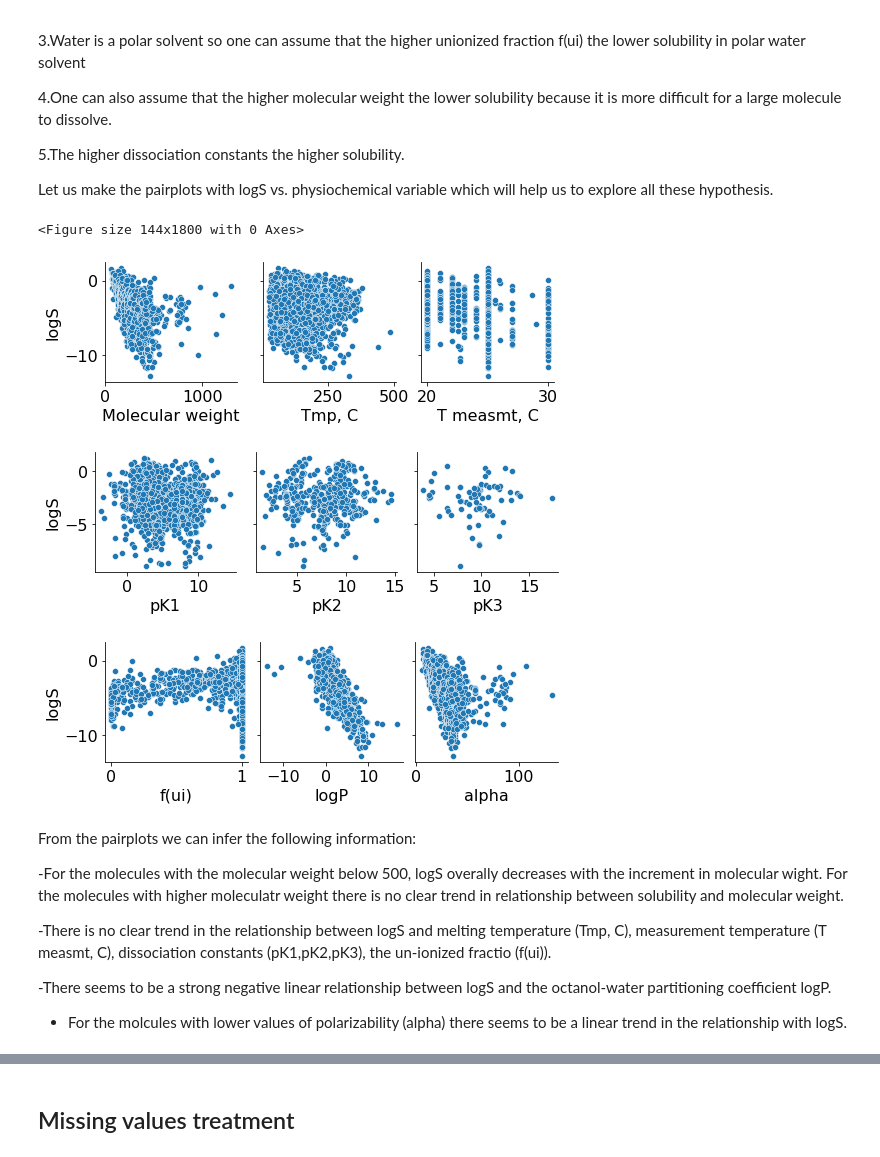
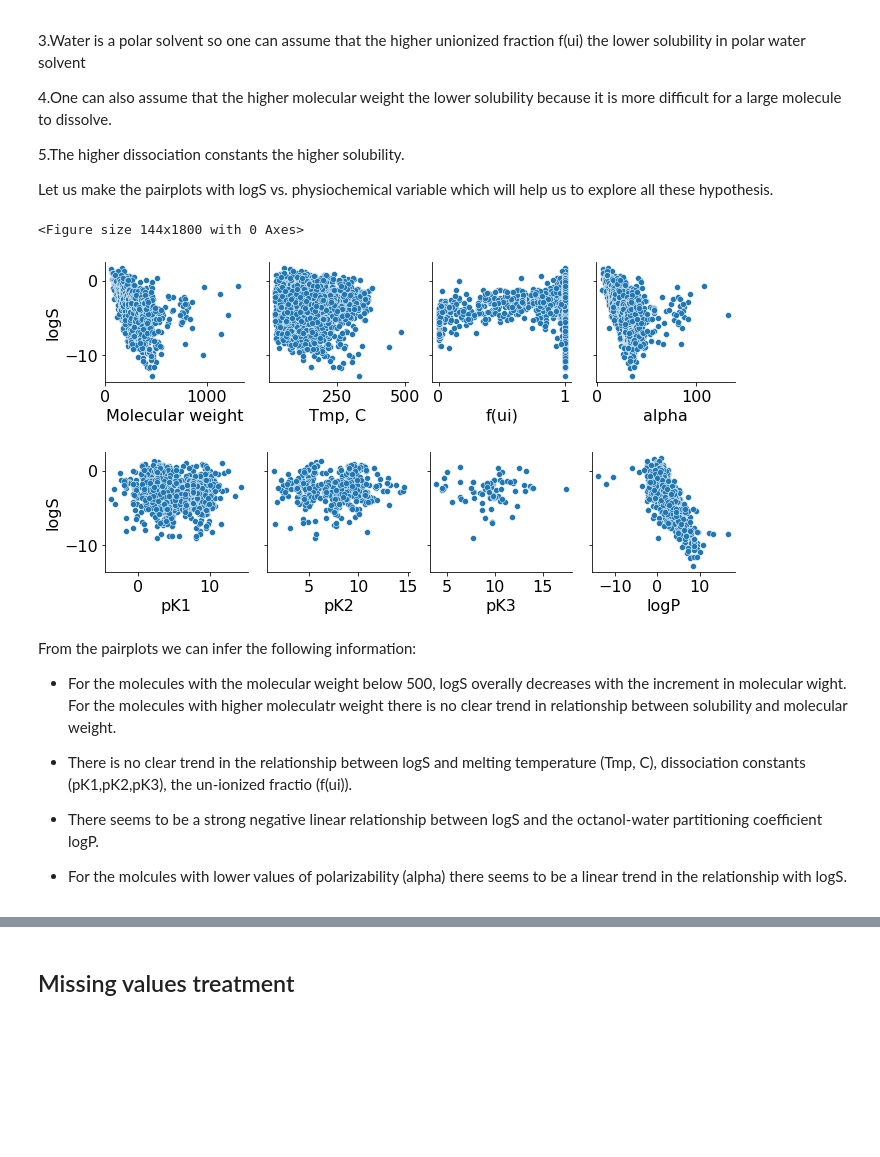
Before and after one commit to katerynalemishko/Chemicals_solubility_prediction, a Jupyter notebook: solubility.ipynb, the cells around one changed output, grey strips where cells are left out. Cells and saved outputs as stored; diff of their text form; code cells hidden in the pictures; blank space fills up the shorter version.

```diff
--- a/solubility.ipynb
+++ b/solubility.ipynb
@@ -249,29 +237,24 @@ Let us make the pairplots with logS vs. physiochemical variable which will help
 # %%
 plt.figure(figsize=(2, 25))
 sns.pairplot(data=solubility,
-                  x_vars= ['Molecular weight', 'Tmp, C','T measmt, C'],
+                  x_vars= ['Molecular weight', 'Tmp, C','f(ui)','alpha'],
                   y_vars=['logS'])
 sns.pairplot(data=solubility,
-                  x_vars= ['pK1', 'pK2', 'pK3'],
-                  y_vars=['logS'])
-sns.pairplot(data=solubility,
-                  x_vars= ['f(ui)', 'logP', 'alpha'],
+                  x_vars= ['pK1', 'pK2', 'pK3','logP'],
                   y_vars=['logS'])
 plt.show()
 # %% [output]
 <Figure size 144x1800 with 0 Axes>
-[figure, old version]
+[figure, new version]
-[figure, old version]
+[figure, new version]
-[figure, removed]
 # %% [markdown]
 From the pairplots we can infer the following information:
 
--For the molecules with the molecular weight below 500, logS overally decreases with the increment in molecular wight.
-For the molecules with higher moleculatr weight there is no clear trend in relationship between solubility and molecular weight.
+- For the molecules with the molecular weight below 500, logS overally decreases with the increment in molecular wight.
+  For the molecules with higher moleculatr weight there is no clear trend in relationship between solubility and molecular     weight.
 
--There is no clear trend in the relationship between logS and melting temperature (Tmp, C), measurement temperature
-(T measmt, C), dissociation constants (pK1,pK2,pK3), the un-ionized fractio (f(ui)).
+- There is no clear trend in the relationship between logS and melting temperature (Tmp, C), dissociation constants (pK1,pK2,pK3), the un-ionized fractio (f(ui)).
 
--There seems to be a strong negative linear relationship between logS and the octanol-water partitioning coefficient logP.
+- There seems to be a strong negative linear relationship between logS and the octanol-water partitioning coefficient logP.
 
 - For the molcules with lower values of polarizability (alpha) there seems to be a linear trend in the relationship with logS.
```
Also changed, not shown: parts of 102 cells of this notebook.
